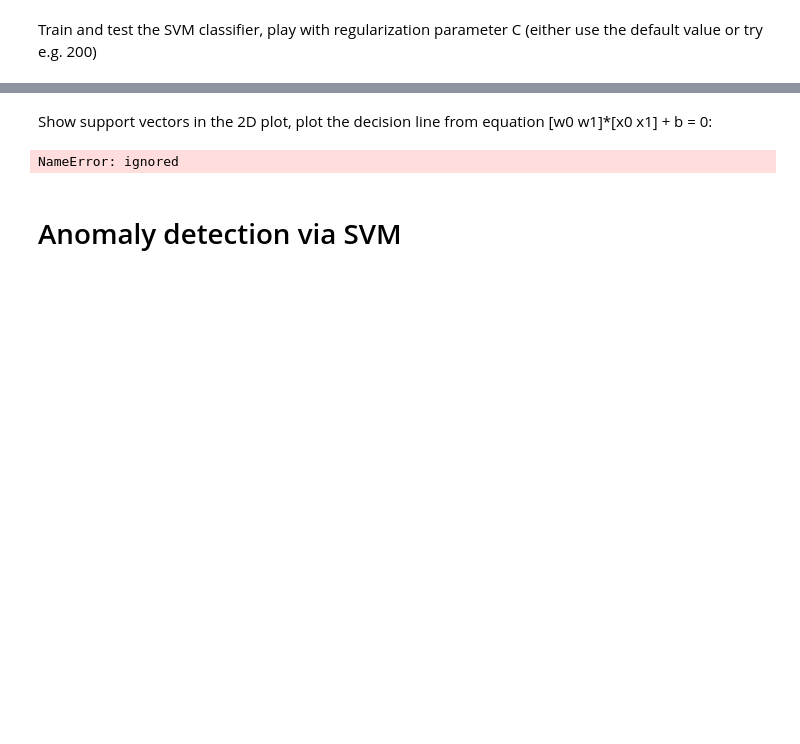
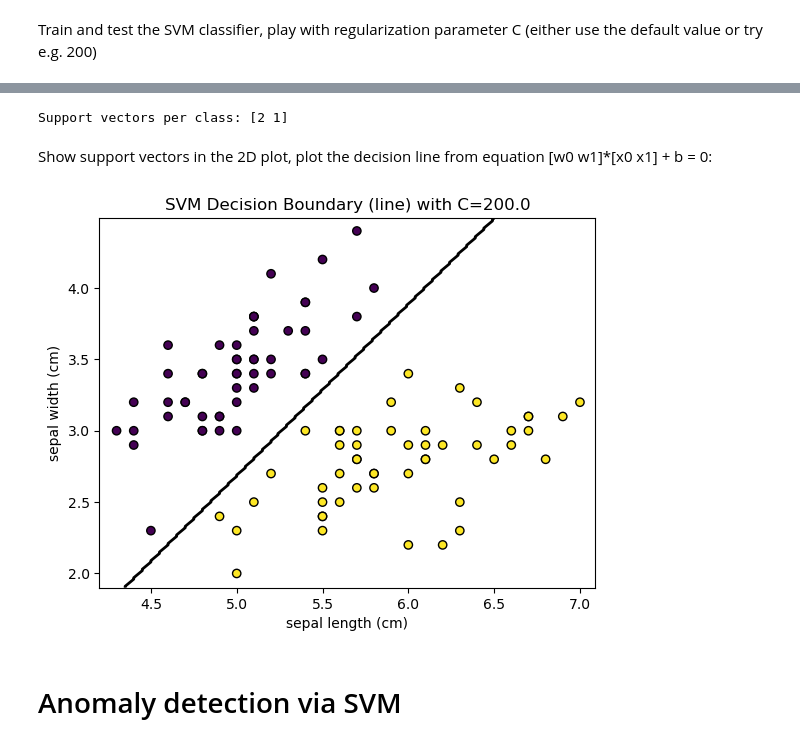
Before and after one commit to Zoomma1/VUT_Machine_Learning_Fundamentals_Victor_Germain, a Jupyter notebook: MPA_MLF_SVM_2students_comments.ipynb, the cells around one changed output, grey strips where cells are left out. Cells and saved outputs as stored; diff of their text form; code cells hidden in the pictures; blank space fills up the shorter version.

```diff
--- a/MPA_MLF_SVM_2students_comments.ipynb
+++ b/MPA_MLF_SVM_2students_comments.ipynb
@@ -54,2 +76,14 @@ import matplotlib.pyplot as plt
 # %% [markdown]
 Train and test the SVM classifier, play with regularization parameter C (either use the default value or try e.g. 200)
+# %%
+X_tr, X_te, y_tr, y_te = train_test_split(X2, y2, test_size=0.2, random_state=42, stratify=y2)
+
+def classifier_regulation(C):
+    clf = SVC(kernel='linear', C=C)
+    clf.fit(X_tr, y_tr)
+    return clf
+
+for C in (1.0, 50.0, 100.0, 150.0, 200.0):
+    clf = classifier_regulation(C)
+    acc = clf.score(X_te, y_te)
+    print(f"C={C}: test accuracy={acc:.3f}, support vectors per class={clf.n_support_}")
@@ -56,15 +106,33 @@ Train and test the SVM classifier, play with regularization parameter C (either
+# %%
+support_vectors = clf.n_support_
+print(f"Support vectors per class: {support_vectors}")
+# %% [output]
+Support vectors per class: [2 1]
 # %% [markdown]
 Show support vectors in the 2D plot, plot the decision line from equation [w0 w1]*[x0 x1] + b = 0:
-# %%
-supvectors=SVMmodel.support_vectors_
-# Plot the support vectors here
-
-
-#Separating line coefficients:
-W=SVMmodel.coef_
-b=SVMmodel.intercept_
-# %% [output]
-NameError: ignored
+# %%
+import numpy as np
+
+clf = classifier_regulation(200.0)
+
+def plot_decision_boundary(clf, X, y):
+    x_min, x_max = X[:, 0].min() - 0.1, X[:, 0].max() + 0.1
+    y_min, y_max = X[:, 1].min() - 0.1, X[:, 1].max() + 0.1
+    xx, yy = np.meshgrid(np.arange(x_min, x_max, 0.01),
+                         np.arange(y_min, y_max, 0.01))
+    grid_points = np.c_[xx.ravel(), yy.ravel()]
+    Z = clf.predict(grid_points)
+    Z = Z.reshape(xx.shape)
+    plt.contour(xx, yy, Z, levels=[0], colors='k', linewidths=2)
+    plt.scatter(X[:, 0], X[:, 1], c=y, edgecolors='k', marker='o')
+    plt.xlabel(iris.feature_names[0])
+    plt.ylabel(iris.feature_names[1])
+    plt.title('SVM Decision Boundary (line) with C={}'.format(clf.C))
+    plt.show()
+
+plot_decision_boundary(clf, X2, y2)
+# %% [output]
+[figure, added]
 # %% [markdown]
 # Anomaly detection via SVM
 # %% [markdown]
```
Also changed, not shown: parts of 10 cells of this notebook.
